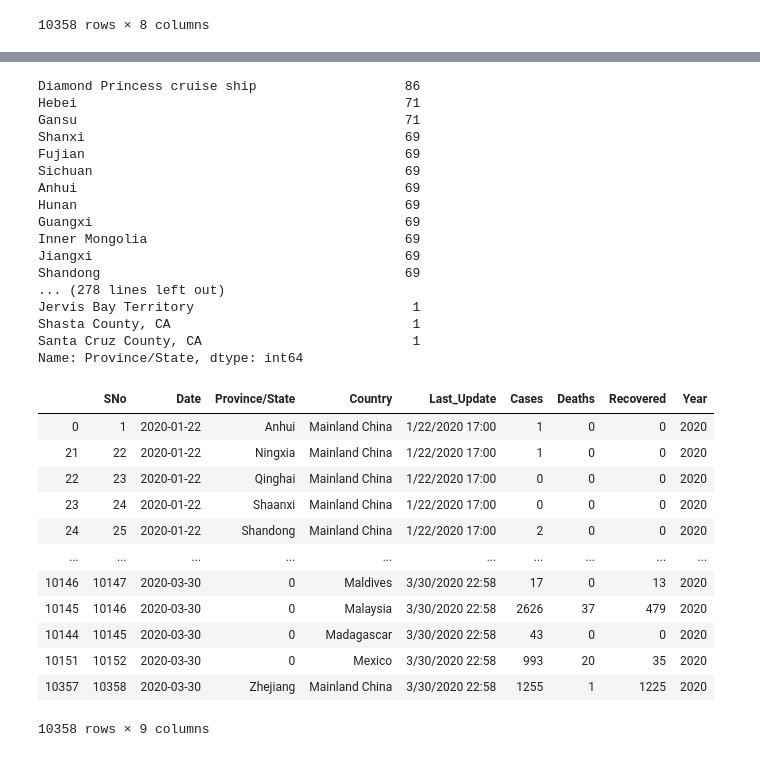
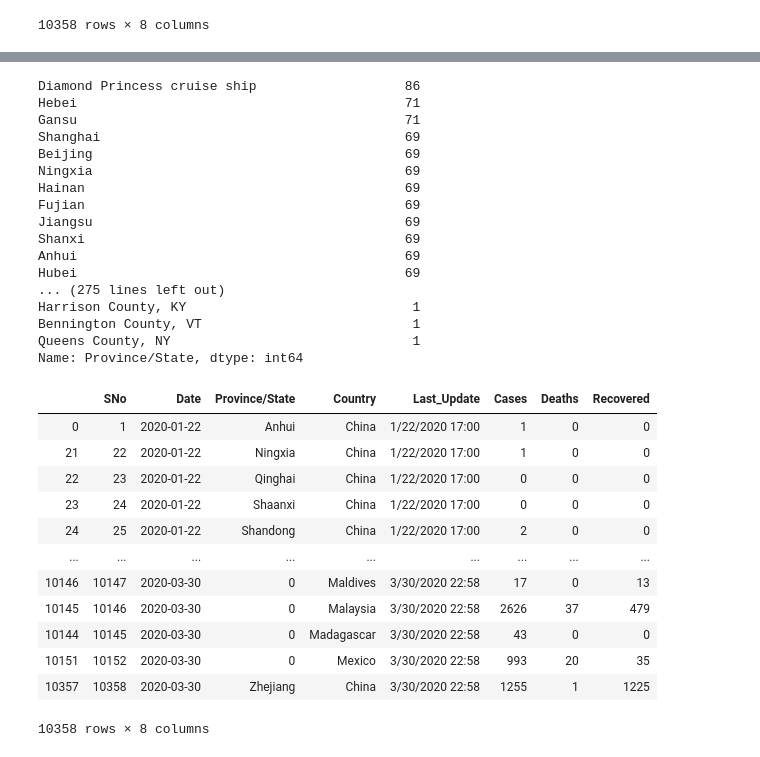
Before and after one commit to magcox5/Project2-Pandemic, a Jupyter notebook: lastdate_covid_19_scrubbing.ipynb, the cells around one changed output, grey strips where cells are left out. Cells and saved outputs as stored; diff of their text form; code cells hidden in the pictures.

Commit message:
updated covid19data scrub for lat longs

```diff
--- a/lastdate_covid_19_scrubbing.ipynb
+++ b/lastdate_covid_19_scrubbing.ipynb
@@ -127,39 +269,39 @@ Name: Country, dtype: int64
 # %%
-covid19_data['Province/State'].value_counts()
+covid19_data_2['Province/State'].value_counts()
 # %% [output]
 Diamond Princess cruise ship                   86
 Hebei                                          71
 Gansu                                          71
+Shanghai                                       69
+Beijing                                        69
+Ningxia                                        69
+Hainan                                         69
+Fujian                                         69
+Jiangsu                                        69
 Shanxi                                         69
-Fujian                                         69
-Sichuan                                        69
 Anhui                                          69
-Hunan                                          69
-Guangxi                                        69
-Inner Mongolia                                 69
-Jiangxi                                        69
-Shandong                                       69
-... (278 lines left out)
-Jervis Bay Territory                            1
-Shasta County, CA                               1
-Santa Cruz County, CA                           1
+Hubei                                          69
+... (275 lines left out)
+Harrison County, KY                             1
+Bennington County, VT                           1
+Queens County, NY                               1
 Name: Province/State, dtype: int64
 # %%
-covid19_data['Province/State'] = covid19_data['Province/State'].fillna(0)
+covid19_data_2['Province/State'] = covid19_data_2['Province/State'].fillna(0)
 # %%
-covid19_data.sort_values(by=['Date'])
+covid19_data_2.sort_values(by=['Date'])
 # %% [output]
-|  | SNo | Date | Province/State | Country | Last_Update | Cases | Deaths | Recovered | Year |
-| 0 | 1 | 2020-01-22 | Anhui | Mainland China | 1/22/2020 17:00 | 1 | 0 | 0 | 2020 |
-| 21 | 22 | 2020-01-22 | Ningxia | Mainland China | 1/22/2020 17:00 | 1 | 0 | 0 | 2020 |
-| 22 | 23 | 2020-01-22 | Qinghai | Mainland China | 1/22/2020 17:00 | 0 | 0 | 0 | 2020 |
-| 23 | 24 | 2020-01-22 | Shaanxi | Mainland China | 1/22/2020 17:00 | 0 | 0 | 0 | 2020 |
-| 24 | 25 | 2020-01-22 | Shandong | Mainland China | 1/22/2020 17:00 | 2 | 0 | 0 | 2020 |
-| ... | ... | ... | ... | ... | ... | ... | ... | ... | ... |
-| 10146 | 10147 | 2020-03-30 | 0 | Maldives | 3/30/2020 22:58 | 17 | 0 | 13 | 2020 |
-| 10145 | 10146 | 2020-03-30 | 0 | Malaysia | 3/30/2020 22:58 | 2626 | 37 | 479 | 2020 |
-| 10144 | 10145 | 2020-03-30 | 0 | Madagascar | 3/30/2020 22:58 | 43 | 0 | 0 | 2020 |
-| 10151 | 10152 | 2020-03-30 | 0 | Mexico | 3/30/2020 22:58 | 993 | 20 | 35 | 2020 |
-| 10357 | 10358 | 2020-03-30 | Zhejiang | Mainland China | 3/30/2020 22:58 | 1255 | 1 | 1225 | 2020 |
+|  | SNo | Date | Province/State | Country | Last_Update | Cases | Deaths | Recovered |
+| 0 | 1 | 2020-01-22 | Anhui | China | 1/22/2020 17:00 | 1 | 0 | 0 |
+| 21 | 22 | 2020-01-22 | Ningxia | China | 1/22/2020 17:00 | 1 | 0 | 0 |
+| 22 | 23 | 2020-01-22 | Qinghai | China | 1/22/2020 17:00 | 0 | 0 | 0 |
+| 23 | 24 | 2020-01-22 | Shaanxi | China | 1/22/2020 17:00 | 0 | 0 | 0 |
+| 24 | 25 | 2020-01-22 | Shandong | China | 1/22/2020 17:00 | 2 | 0 | 0 |
+| ... | ... | ... | ... | ... | ... | ... | ... | ... |
+| 10146 | 10147 | 2020-03-30 | 0 | Maldives | 3/30/2020 22:58 | 17 | 0 | 13 |
+| 10145 | 10146 | 2020-03-30 | 0 | Malaysia | 3/30/2020 22:58 | 2626 | 37 | 479 |
+| 10144 | 10145 | 2020-03-30 | 0 | Madagascar | 3/30/2020 22:58 | 43 | 0 | 0 |
+| 10151 | 10152 | 2020-03-30 | 0 | Mexico | 3/30/2020 22:58 | 993 | 20 | 35 |
+| 10357 | 10358 | 2020-03-30 | Zhejiang | China | 3/30/2020 22:58 | 1255 | 1 | 1225 |
-10358 rows × 9 columns
+10358 rows × 8 columns
 # %%
```
Also changed, not shown: parts of 26 cells of this notebook, 3 other files.
